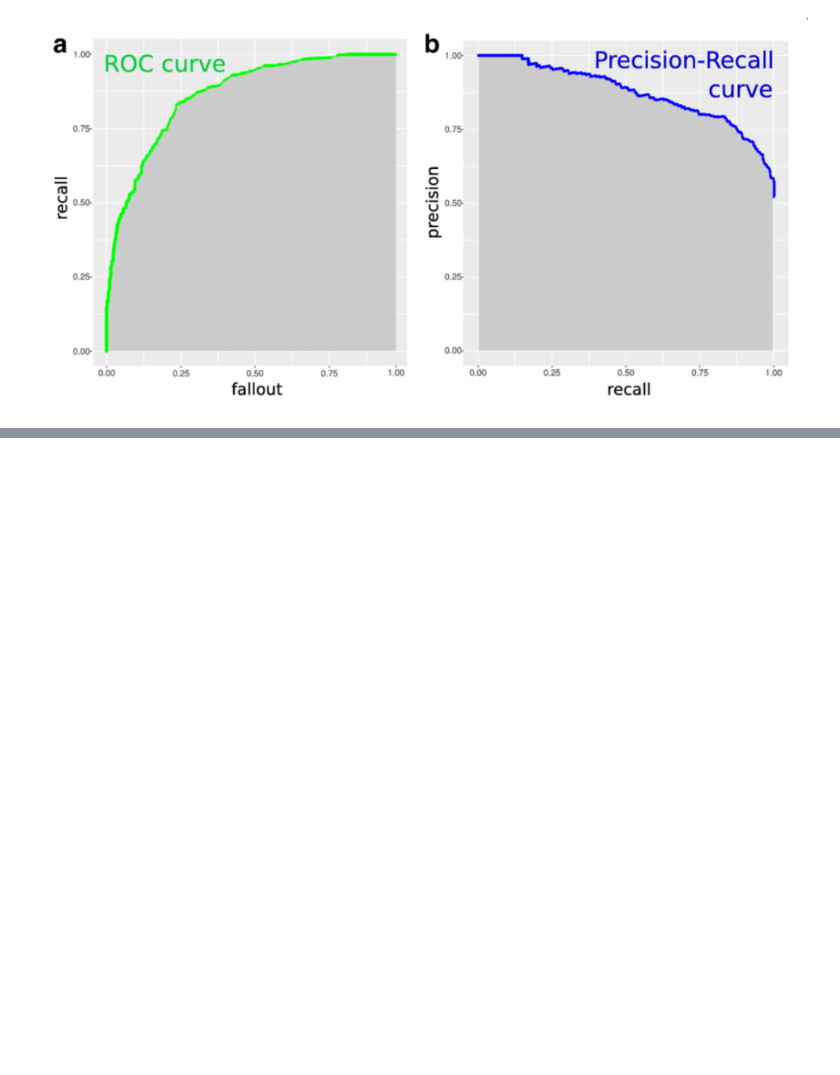
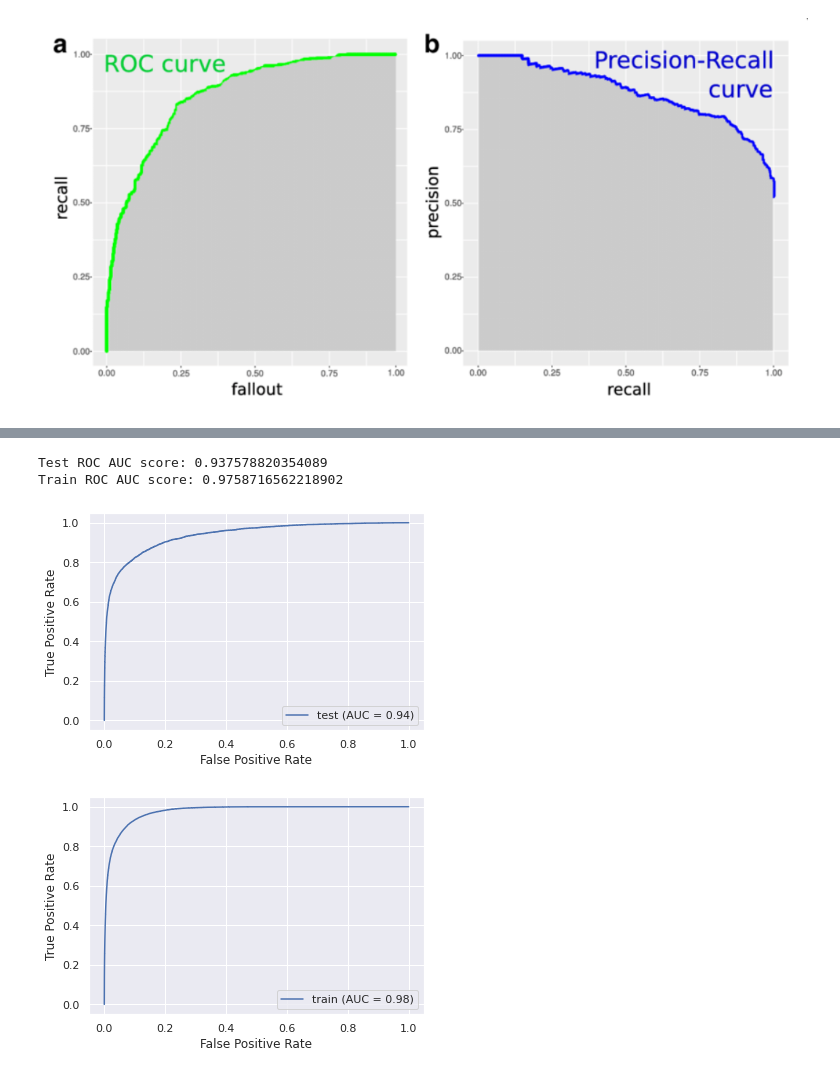
Before and after one commit to fidanfatih/Fraud_Detection, a Jupyter notebook: fraud_detection_phase7.ipynb, the cells around one changed output, grey strips where cells are left out. Cells and saved outputs as stored; diff of their text form; code cells hidden in the pictures; blank space fills up the shorter version.

```diff
--- a/fraud_detection_phase7.ipynb
+++ b/fraud_detection_phase7.ipynb
@@ -2662,3 +2669,10 @@ disp.ax_.set_title('Precision-Recall curve');
 # %%
-# print('Test ROC AUC score:', roc_auc_score(y_test, clf.predict_proba(X_test)[:, 1]))
-# print('df ROC AUC score:', roc_auc_score(y_df, clf.predict_proba(X_train)[:, 1]))
+plot_roc_curve(clf, X_test, y_test, name='test')
+plot_roc_curve(clf, X_train, y_train, name='train')
+print('Test ROC AUC score:', roc_auc_score(y_test, clf.predict_proba(X_test)[:, 1]))
+print('Train ROC AUC score:', roc_auc_score(y_train, clf.predict_proba(X_train)[:, 1]))
+# %% [output]
+Test ROC AUC score: 0.937578820354089
+Train ROC AUC score: 0.9758716562218902
+[figure, added]
+[figure, added]
```
Also changed, not shown: parts of 35 cells of this notebook.
